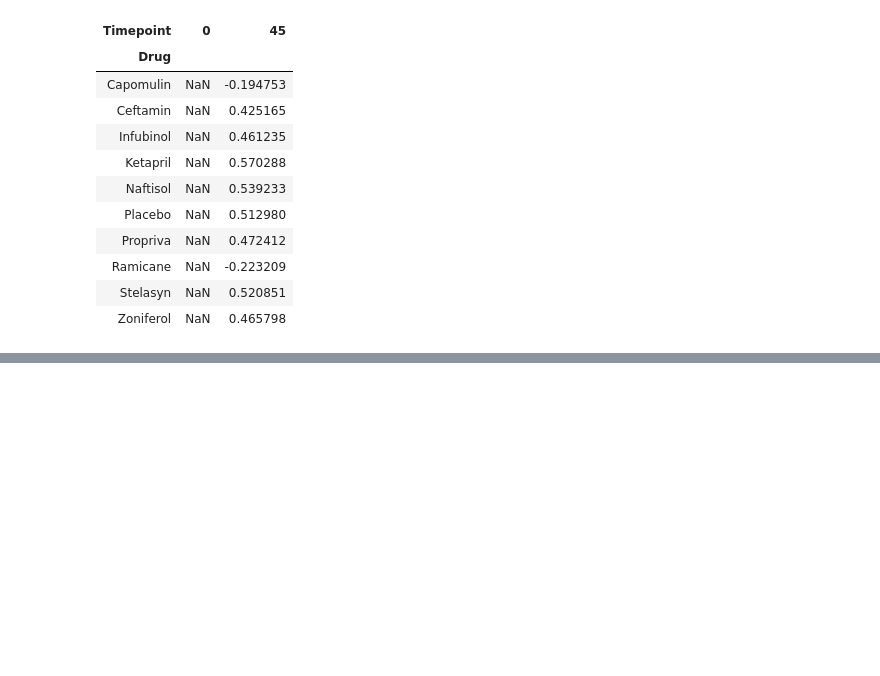
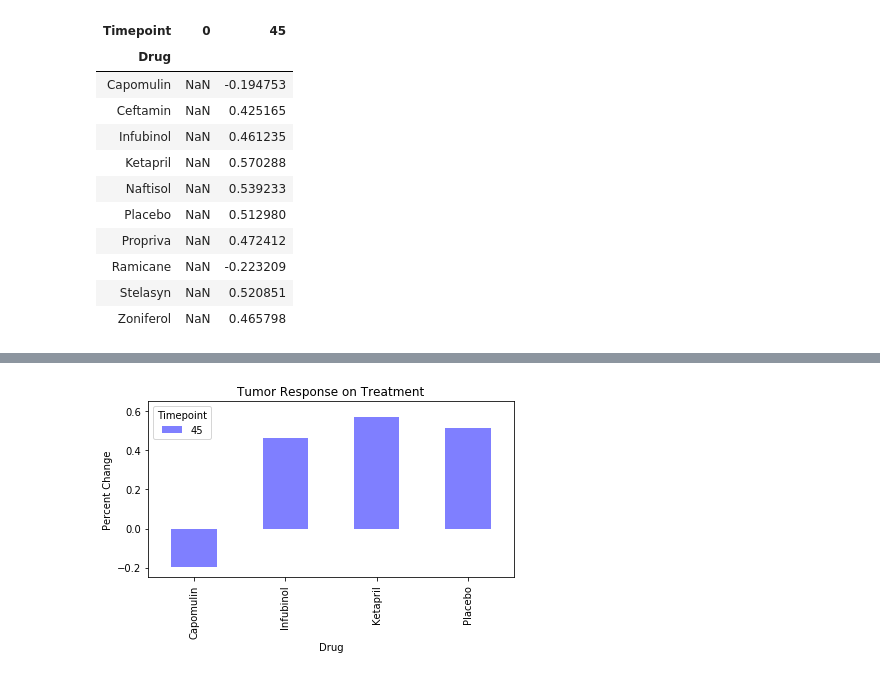
Before and after one commit to ejmayer/matplotlib-challenge, a Jupyter notebook: Pymaceuticals.ipynb, the cells around one changed output, grey strips where cells are left out. Drawn from its saved outputs; the diff is of its cells as text; code cells hidden in the pictures; blank space fills up the shorter version.

Commit message:
need summary text

```diff
--- a/Pymaceuticals.ipynb
+++ b/Pymaceuticals.ipynb
@@ -531,3 +510,0 @@ percent_change = (45 - avg_tumor_vol["Tumor Volume (mm3)"]) / 45
-# %%
-avg_tumor_vol["Overall Percent Change"] = percent_change
-avg_tumor_vol.head(32)
@@ -560,3 +510,0 @@ dtype: object
-# %%
-avg_tumor_vol['Drug'] = avg_tumor_vol['Drug'].astype(str)
-avg_tumor_vol.dtypes
@@ -807,0 +547,3 @@ for drug in avg_tumor_vol["Drug"]:
+# %%
+requested_per_change_tumor = per_change_tumor.drop(['Ceftamin','Naftisol', "Propriva", "Ramicane", "Stelasyn", "Zoniferol"])
+requested_per_change_tumor
@@ -807,0 +561,4 @@ for drug in avg_tumor_vol["Drug"]:
+# %%
+requested_per_change_tumor.drop([0], axis=1, inplace=True)
+requested_per_change_tumor["positive"] = requested_per_change_tumor[45] > 0
+requested_per_change_tumor
@@ -807,0 +588,28 @@ for drug in avg_tumor_vol["Drug"]:
+# %%
+# graph the summary bar chart
+
+#colors = ["red", "green", "green", "green"]
+#passing_drug.plot(kind="bar", align="center", alpha=0.5, color="green")
+#failing_drug.plot(kind="bar", align="center", alpha=0.5, color="red")
+
+requested_per_change_tumor.plot(kind="bar", align="center", alpha=0.5, color='blue')
+
+                                            #requested_per_change_tumor.postive.map({True: 'g', False: 'r'}))
+
+plt.ylim(-.25, .65)
+
+# Set textual properties
+plt.title("Tumor Response on Treatment")
+plt.ylabel("Percent Change")
+plt.xlabel("Drug")
+
+# Resize plot to display labels
+plt.tight_layout()
+
+# Save the Figure
+plt.savefig("Images/summary_bar_graph.png")
+
+# Show plot
+plt.show()
+# %% [output]
+[figure, added]
```
Also changed, not shown: parts of 51 cells of this notebook, 2 other files.
